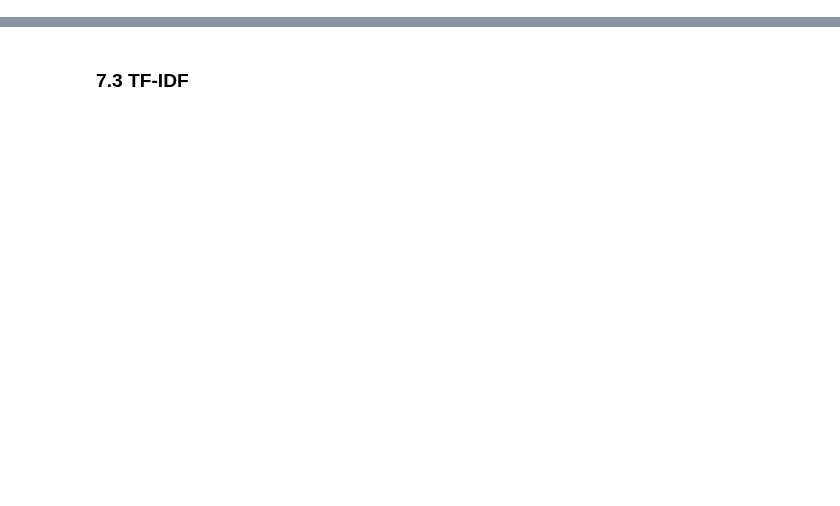
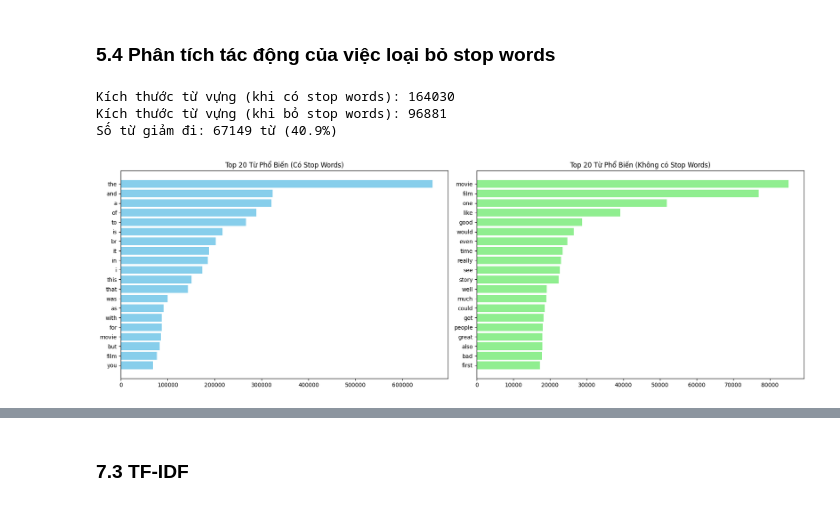
Before and after one commit to callmezuy/hcmus-data-mining--preprocessing, a Jupyter notebook: notebooks/03_text_preprocessing.ipynb, the cells around one changed output, grey strips where cells are left out. Cells and saved outputs as stored; diff of their text form; code cells hidden in the pictures; blank space fills up the shorter version.

```diff
--- a/notebooks/03_text_preprocessing.ipynb
+++ b/notebooks/03_text_preprocessing.ipynb
@@ -439,0 +347,36 @@ for word in test_words:
+# %% [markdown]
+### 5.4 Phân tích tác động của việc loại bỏ stop words
+# %%
+# So sánh kích thước từ vựng trên toàn bộ dataset
+vocab_with_stop = set([word for tokens in df['words'] for word in tokens])
+vocab_no_stop = set([word for tokens in df['words_no_stop'] for word in tokens])
+
+print(f"Kích thước từ vựng (khi có stop words): {len(vocab_with_stop)}")
+print(f"Kích thước từ vựng (khi bỏ stop words): {len(vocab_no_stop)}")
+print(f"Số từ giảm đi: {len(vocab_with_stop) - len(vocab_no_stop)} từ "
+      f"({((len(vocab_with_stop) - len(vocab_no_stop))/len(vocab_with_stop))*100:.1f}%)")
+
+# Trực quan hóa các từ phổ biến nhất
+fig, axes = plt.subplots(1, 2, figsize=(18, 6))
+
+words_with_stop = [word for tokens in df['words'] for word in tokens if word.isalpha()]
+freq_with_stop = Counter(words_with_stop).most_common(20)
+
+words_no_stop = [word for tokens in df['words_no_stop'] for word in tokens]
+freq_no_stop = Counter(words_no_stop).most_common(20)
+
+axes[0].barh([w[0] for w in freq_with_stop], [w[1] for w in freq_with_stop], color='skyblue')
+axes[0].set_title('Top 20 Từ Phổ Biến (Có Stop Words)')
+axes[0].invert_yaxis()
+
+axes[1].barh([w[0] for w in freq_no_stop], [w[1] for w in freq_no_stop], color='lightgreen')
+axes[1].set_title('Top 20 Từ Phổ Biến (Không có Stop Words)')
+axes[1].invert_yaxis()
+
+plt.tight_layout()
+plt.show()
+# %% [output]
+Kích thước từ vựng (khi có stop words): 164030
+Kích thước từ vựng (khi bỏ stop words): 96881
+Số từ giảm đi: 67149 từ (40.9%)
+[figure, added]
```
Also changed, not shown: parts of 72 cells of this notebook.
